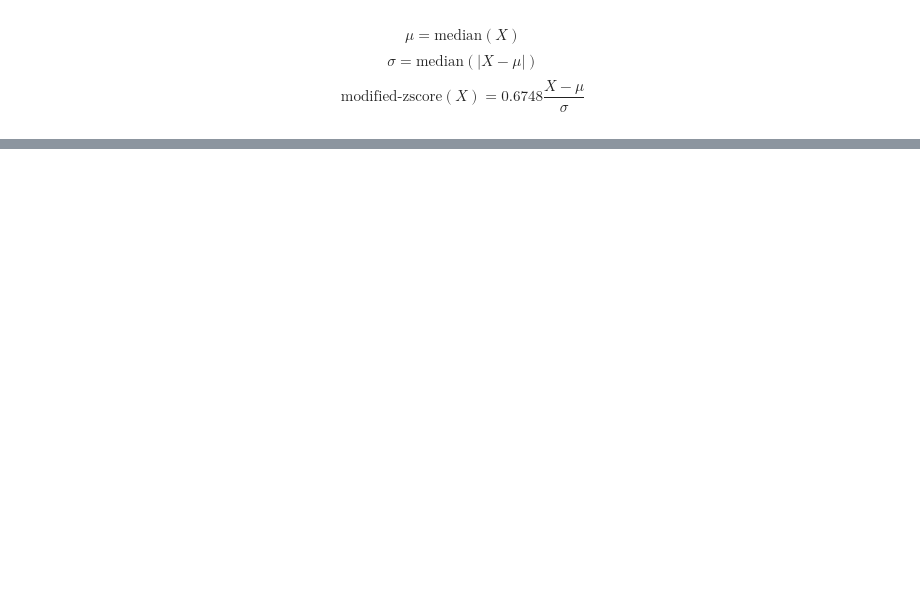
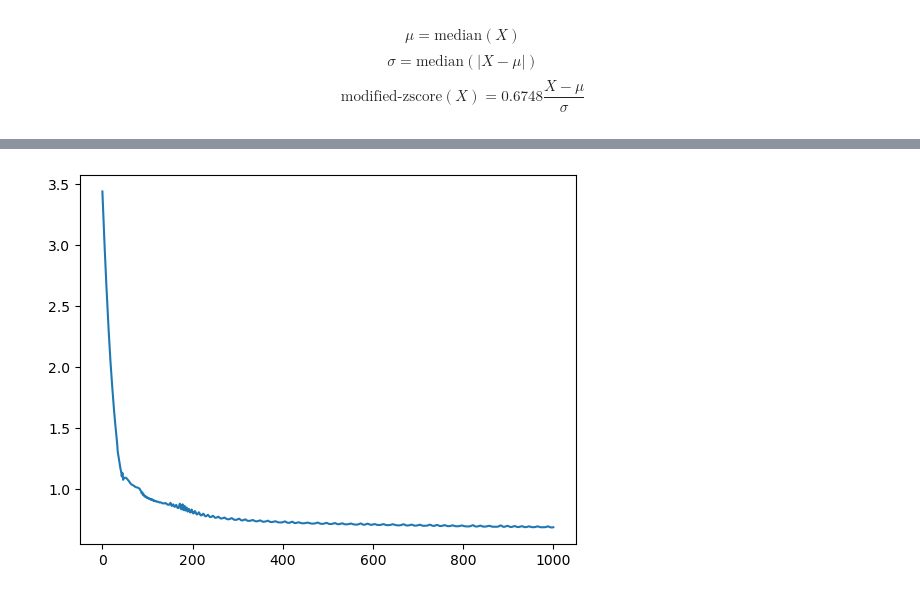
Before and after one commit to intellimath/irsa, a Jupyter notebook: examples/load_spectra.ipynb, the cells around one changed output, grey strips where cells are left out. Saved outputs shown, nothing was run; the diff lists cells and outputs as text; code cells hidden in the pictures; blank space fills up the shorter version.

```diff
--- a/examples/load_spectra.ipynb
+++ b/examples/load_spectra.ipynb
@@ -259,0 +304,40 @@ pca_compare_2d(ys95, ys36, "95", "36")
+# %%
+import mlgrad.models as models
+import mlgrad.funcs as funcs
+import mlgrad.funcs2 as funcs2
+import mlgrad.loss as loss
+
+import mlgrad.cls as cls
+import mlgrad.af as af
+
+zs36 = np.ones(ys36.shape[0], "d")
+zs95 = -np.ones(ys95.shape[0], "d")
+
+# print(ys36.shape, zs36.shape)
+# print(ys95.shape, zs95.shape)
+
+ys = np.concatenate((ys36,ys95), axis=0)
+zs = np.concatenate((zs36,zs95), axis=0)
+ys = np.ascontiguousarray(ys, dtype="d")
+zs = np.ascontiguousarray(zs, dtype="d")
+
+# print(ys.shape, zs.shape)
+
+# body = models.FFNetworkModel()
+# body.add(models.LinearLayer(ys.shape[1], 100))
+# body.add(models.ScaleLayer(funcs.Logistic(1.0), 100))
+# head = models.LinearModel(100)
+# nnmod = models.FFNetworkFuncModel(head, body)
+# nnmod.allocate()
+# nnmod.init_param()
+
+mod = models.SigmaNeuronModel(funcs.Sigmoidal(1.0), ys.shape[1])
+mod.allocate()
+mod.init_param()
+
+alg = cls.classification_as_regr(ys, zs, mod, regnorm=funcs2.AbsoluteNorm(), h=0.01, tau=0.01)
+# %%
+plt.plot(alg.lvals)
+plt.show()
+# %% [output]
+[figure, added]
```
Also changed, not shown: parts of 20 cells of this notebook, 4 other files.
